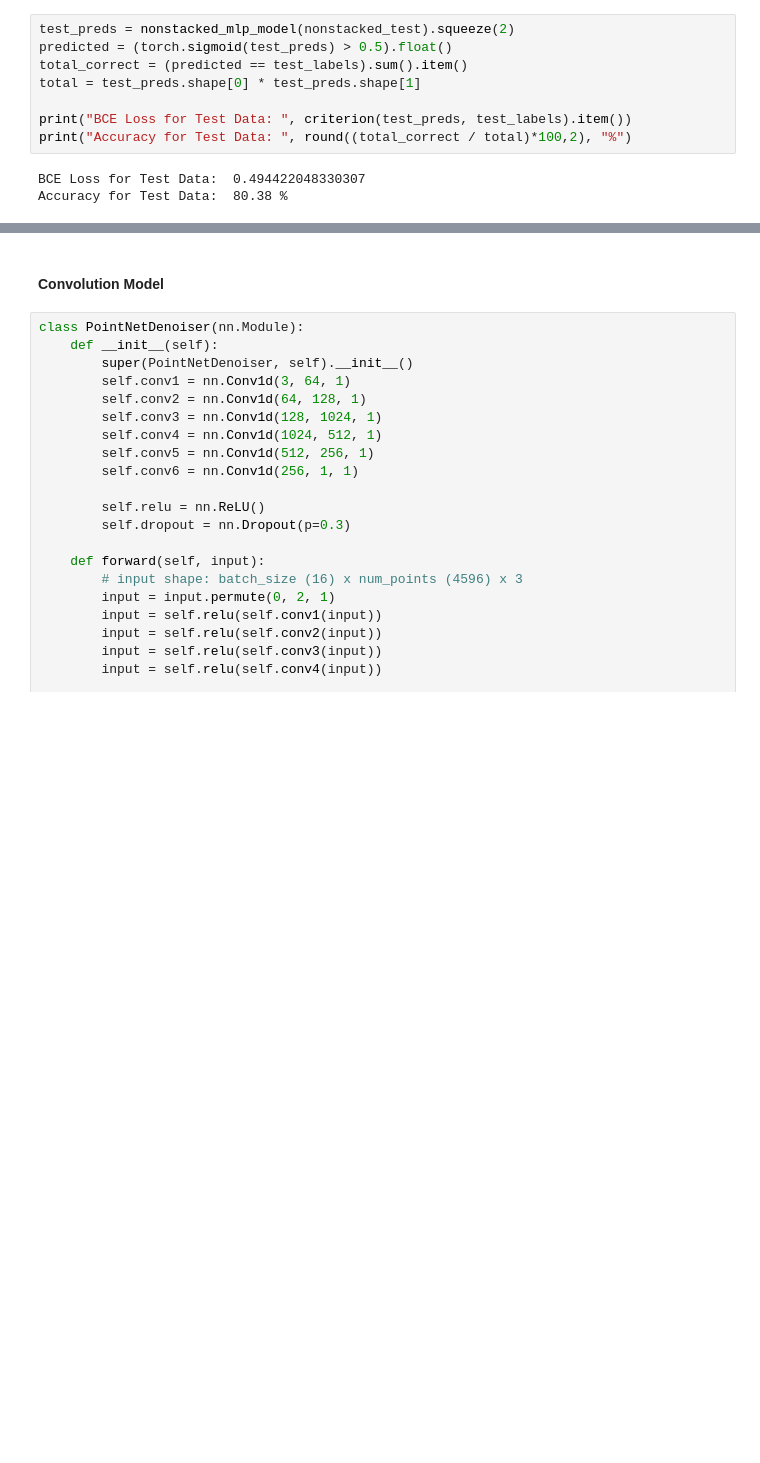
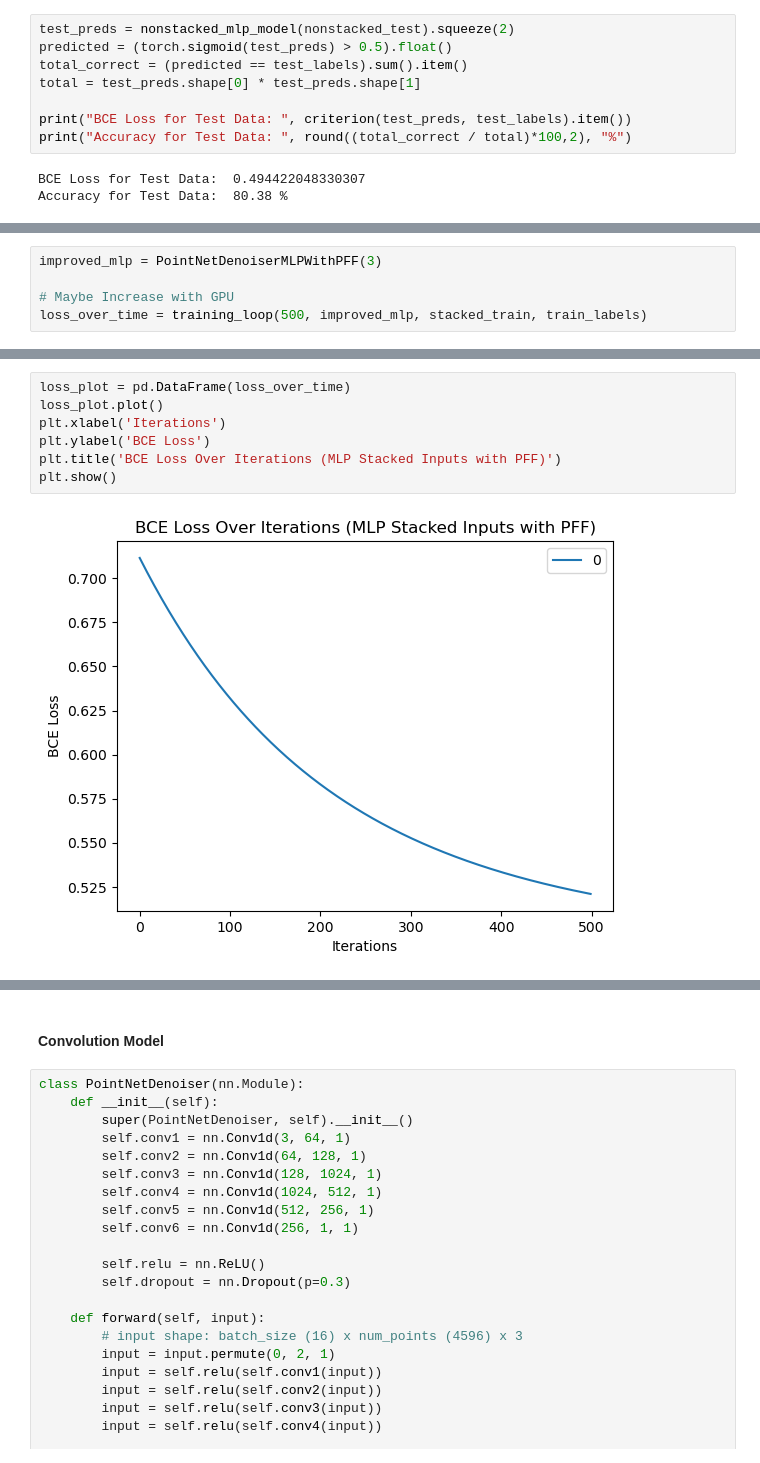
Before and after one commit to JoeWilder/DenoiseNet, a Jupyter notebook: denoisenet2.ipynb, the cells around one changed output, grey strips where cells are left out. Drawn from its saved outputs; the diff is of its cells as text; blank space fills up the shorter version.

Commit message:
Added Training and Plots

```diff
--- a/denoisenet2.ipynb
+++ b/denoisenet2.ipynb
@@ -846,0 +831,5 @@ torch.Size([4000, 2548, 16])
+# %%
+improved_mlp = PointNetDenoiserMLPWithPFF(3)
+
+# Maybe Increase with GPU
+loss_over_time = training_loop(500, improved_mlp, stacked_train, train_labels)
@@ -846,0 +854,9 @@ torch.Size([4000, 2548, 16])
+# %%
+loss_plot = pd.DataFrame(loss_over_time)
+loss_plot.plot()
+plt.xlabel('Iterations')
+plt.ylabel('BCE Loss')
+plt.title('BCE Loss Over Iterations (MLP Stacked Inputs with PFF)')
+plt.show()
+# %% [output]
+[figure, added]
```
Also changed, not shown: parts of 3 cells of this notebook.
